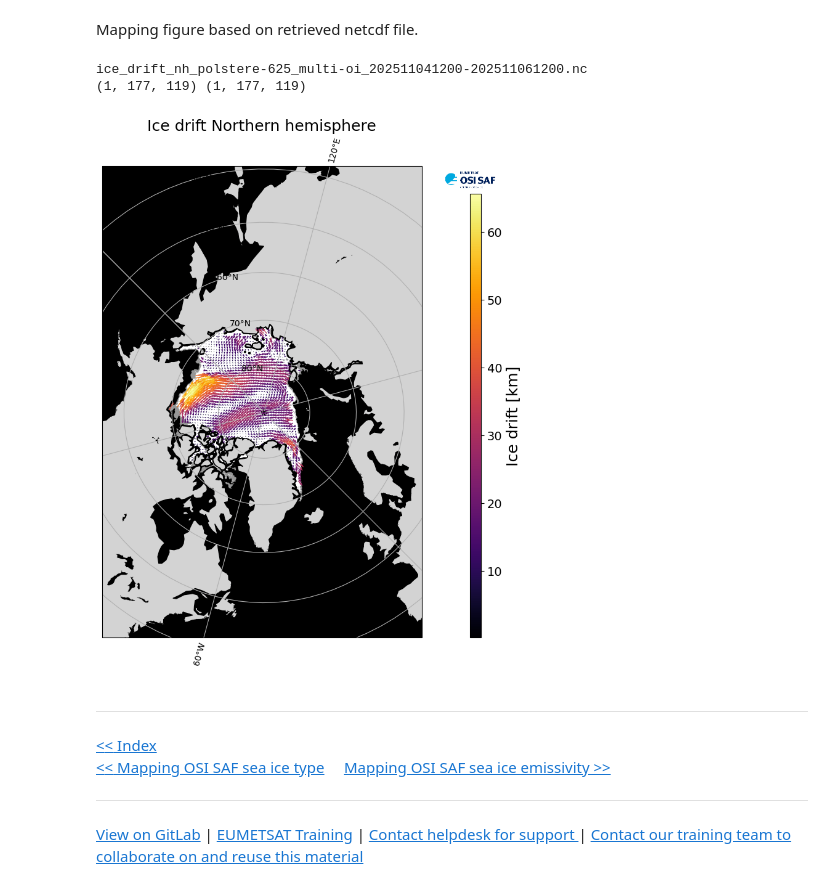
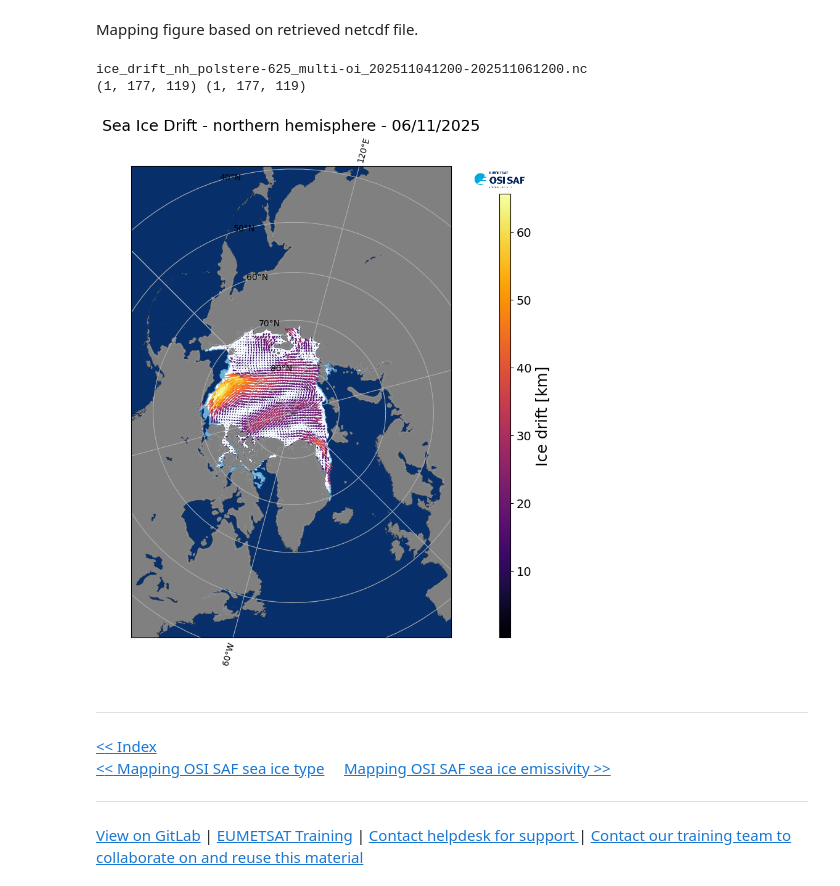
Before and after one commit to eumetsat/learn-osi-saf-sea-ice, a Jupyter notebook: 1_OSI_SAF_sea_ice_introductory/1_3d_OSI_SAF_sea_ice_mapping_Ice_Drift.ipynb, the cells around one changed output. Saved outputs shown, nothing was run; the diff lists cells and outputs as text; code cells hidden in the pictures.

Commit message:
background SI Edge adjustements

```diff
--- a/1_OSI_SAF_sea_ice_introductory/1_3d_OSI_SAF_sea_ice_mapping_Ice_Drift.ipynb
+++ b/1_OSI_SAF_sea_ice_introductory/1_3d_OSI_SAF_sea_ice_mapping_Ice_Drift.ipynb
@@ -108,11 +108,11 @@ def mapping_ice_drift(directory, file_edge, output_projection, cmap, ax=None, ti
     if not ax: ax = plt.axes([0.05,0.05,0.75,0.85], projection=output_projection)
     if region: ax.set_extent(region, crs=data_projection)
     ax.add_feature(cfeature.OCEAN, zorder=0) # Change color of ocean
-    ax.add_feature(cfeature.OCEAN, zorder=0, facecolor='black')  # Change color of ocean
-    ax.add_feature(cfeature.LAND, zorder=0, facecolor='lightgrey')  # Change color of land
+    ax.add_feature(cfeature.OCEAN, zorder=0, facecolor='grey')  # Change color of ocean
+    ax.add_feature(cfeature.LAND, zorder=0, facecolor='grey')  # Change color of land
 
     ax.gridlines(draw_labels=True)   # Add grid line with latitude and logitude label
-    ax.coastlines()    # Add coastline
+    #ax.coastlines()    # Add coastline
     # Add title
     plt.title(title, fontsize=18)
 
@@ -185,7 +185,7 @@ def mapping_ice_drift(directory, file_edge, output_projection, cmap, ax=None, ti
             bounds=(xc.min()*1000,xc.max()*1000,yc.min()*1000,yc.max()*1000)
 
             # plotting sea ice edge
-            im = ax.imshow(ice_edge[0,:,:], transform=ccrs.Stereographic(central_latitude=90.0, central_longitude=-45.0, true_scale_latitude=70.0), cmap=plt.cm.Greys_r, extent=bounds)
+            im = ax.imshow(ice_edge[0,:,:], transform=ccrs.Stereographic(central_latitude=90.0, central_longitude=-45.0, true_scale_latitude=70.0), cmap=plt.cm.Blues_r, extent=bounds)
 
             # map ice drift with quiver
             im = ax.quiver(x0_l,y0_l, pdx_l, pdy_l, ar, cmap=cmap)
@@ -306,22 +306,22 @@ Mapping figure based on retrieved netcdf file.
 # %%
 fig = plt.figure(figsize=(9,9))
 # request output projection
 output_projection=ccrs.Stereographic(central_latitude=90.0, central_longitude=-45.0, true_scale_latitude=70.0)
 
 # map ice drift
 im = mapping_ice_drift(directory,
                        os.path.join(os.getcwd(), "products", "SI_drift", "nh", "SI_Edge", "ice_edge_nh_polstere-100_multi_"+ filedatum +"1200.nc"),
                        output_projection,
                        cmap,
-                       title="Ice drift Northern hemisphere")
+                       title="Sea Ice Drift - northern hemisphere - "+ filedate)
                        #region=[lon_min,lon_max,lat_min, lat_max])
 
 # Adding a colorbar
 add_colorbar(im, fig, orientation="vertical", cmap=cmap)
 # %% [output]
 ice_drift_nh_polstere-625_multi-oi_202511041200-202511061200.nc
 (1, 177, 119) (1, 177, 119)
-[figure, old version]
+[figure, new version]
 # %% [markdown]
 <hr>
 <a href="../Index.ipynb" target="_blank"><< Index</a>
```
